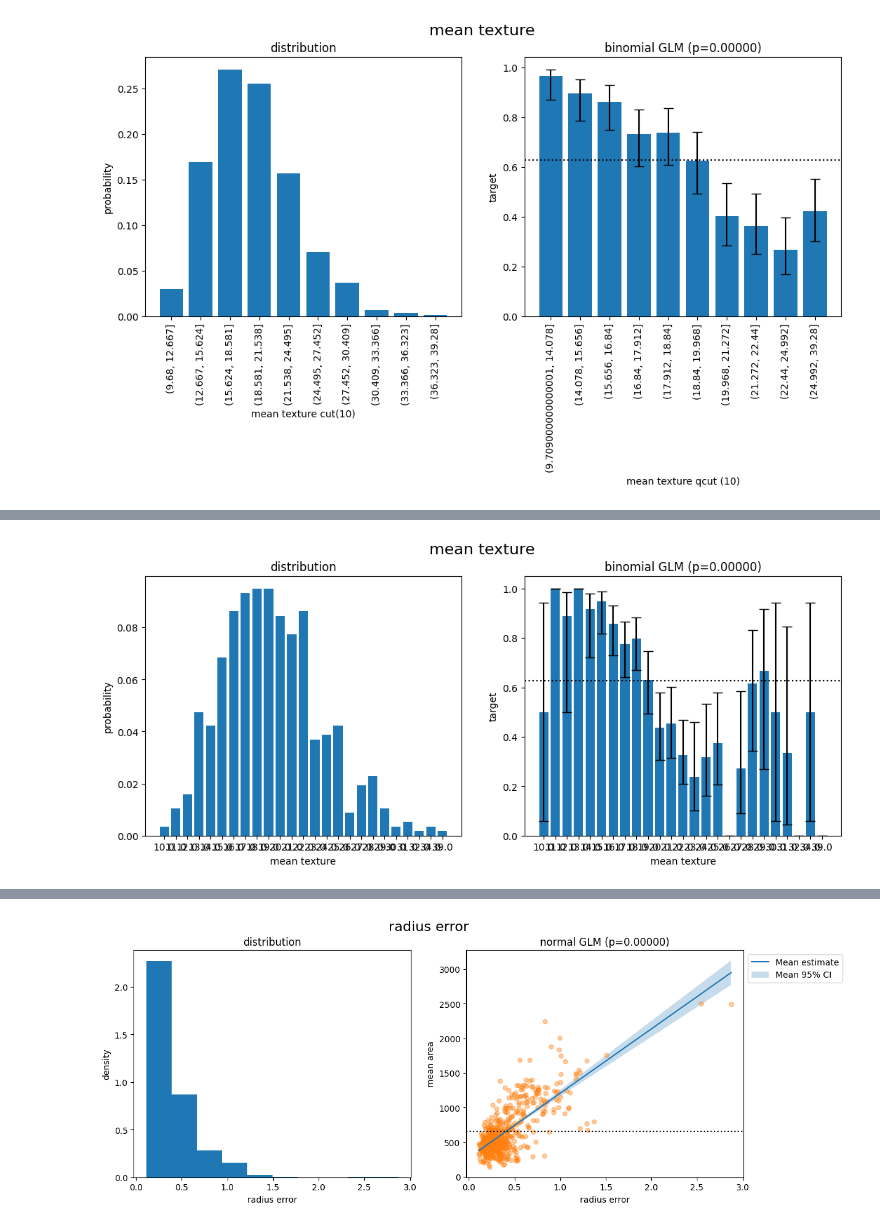
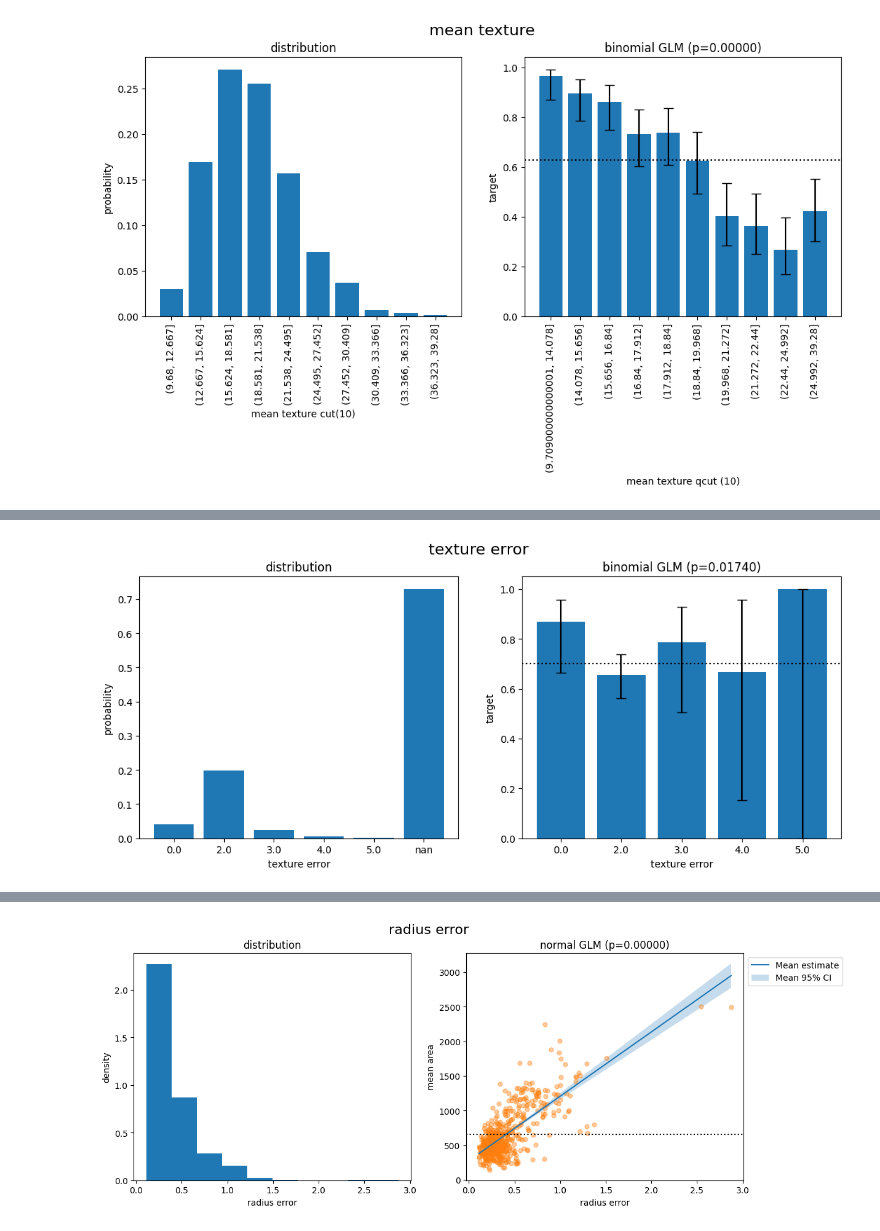
Before and after one commit to dkidney/kidneypy, a Jupyter notebook: examples/univariate.ipynb, the cells around one changed output, grey strips where cells are left out. Saved outputs shown, nothing was run; the diff lists cells and outputs as text; code cells hidden in the pictures.

```diff
--- a/examples/univariate.ipynb
+++ b/examples/univariate.ipynb
@@ -98,3 +98,6 @@ fig, ax = plot_feature(df, feature_col='mean texture', target_col='target', fami
 fig, ax = plot_feature(df, feature_col='mean texture', target_col='target', family='binomial', discretize=True)
 # %% [output]
 [figure]
+# %%
+col = 'texture error'
+fig, ax = plot_feature(df, feature_col=col, target_col='target', family='binomial')
@@ -100,0 +110,3 @@ fig, ax = plot_feature(df, feature_col='mean texture', target_col='target', fami
+# %%
+df[col] = df[col].round()
+fig, ax = plot_feature(df, feature_col=col, target_col='target', family='binomial', as_category=True)
@@ -101,5 +115,5 @@ fig, ax = plot_feature(df, feature_col='mean texture', target_col='target', fami
 # %%
-df['mean texture'] = df['mean texture'].round()
-fig, ax = plot_feature(df, feature_col='mean texture', target_col='target', family='binomial', as_category=True)
+df.loc[df[col] == 1, col] = np.nan
+fig, ax = plot_feature(df, feature_col=col, target_col='target', family='binomial', as_category=True)
 # %% [output]
-[figure, old version]
+[figure, new version]
```
Also changed, not shown: parts of 4 cells of this notebook, 3 other files.
